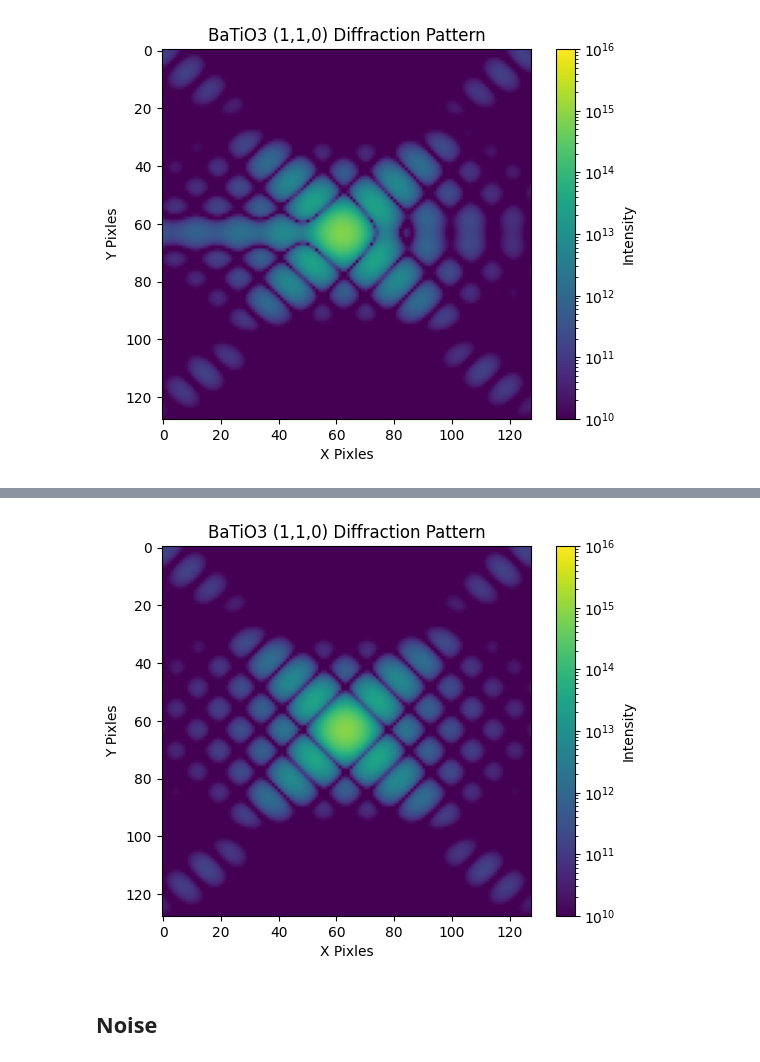
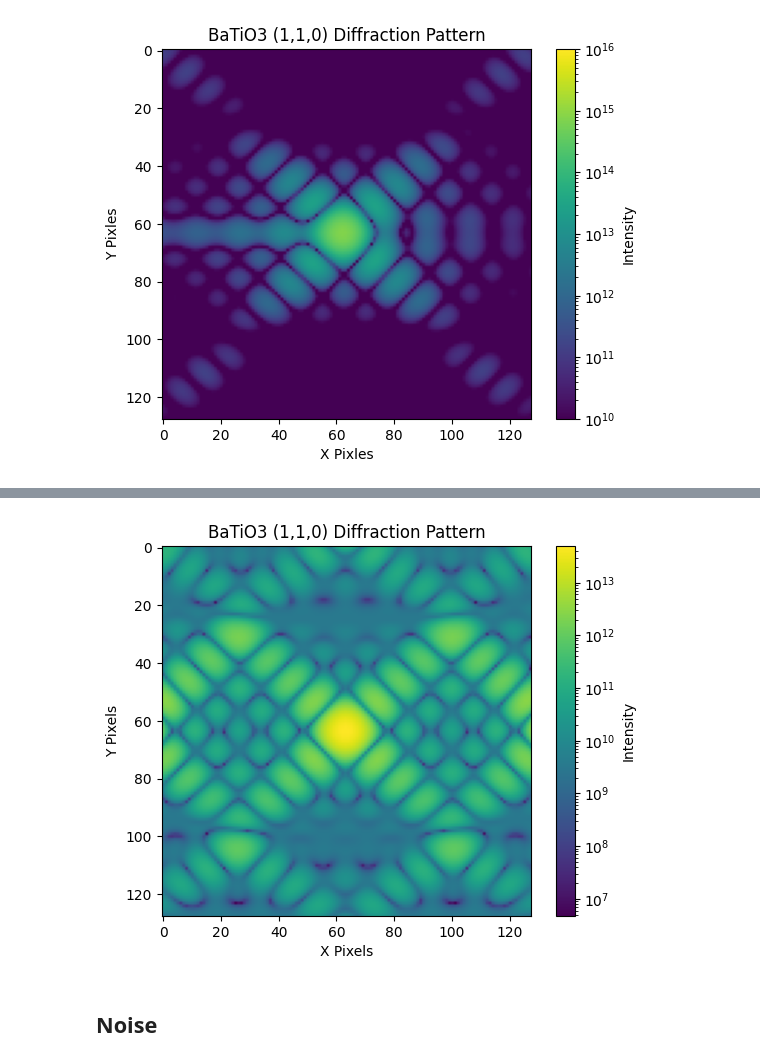
Before and after one commit to ccsommerfield/AI-DINO, a Jupyter notebook: Workflow.ipynb, the cells around one changed output, grey strips where cells are left out. Cells and saved outputs as stored; diff of their text form; code cells hidden in the pictures.

Commit message:
gains and crystal shapes updated

```diff
--- a/Workflow.ipynb
+++ b/Workflow.ipynb
@@ -476,7 +724,7 @@ class Swarmalators(ODE):
         r_m = self.crystal.atom_positions
         n_atoms = r_m.shape[0]
 
-        nx, ny, nz = self.crystal.sample_size
+        nx, ny, nz = self.crystal.crystal_size
         diff = total_diff.view(nx, ny, nz, n_atoms, 4)
         #return(diff[:,:,:,:3])
         '''
@@ -565,7 +813,7 @@ class Dynamic_Motion:
     def solve(self, model, args, d, tf, dt):
         r_m = self.crystal.atom_positions
         n_atoms = r_m.shape[0]
-        nx, ny, nz = self.crystal.sample_size
+        nx, ny, nz = self.crystal.crystal_size
         dx, dy, dz = d
 
         vol = nx//dx * ny//dy * nz//dz
@@ -1038,15 +1622,14 @@ Sample size: 20.0 nm x 20.0 nm x 20.0 nm
 ## R value is coming out suspicoiusly small right now, I think my N might be off
 def get_R(crystal, beta, rotated_structure, wavelength, d_xy):
 
-    crystal.calculate_crystal_properties(rotated_structure)
 
     N = crystal.n_cells
 
-    lattice_vectors = rotated_structure.lattice.matrix
+    lattice_vectors = crystal.lattice_vectors
 
-    a1, a2, a3 = lattice_vectors  # each is a 3-element NumPy array
+    a1_m, a2_m, a3_m = lattice_vectors.cpu()  # each is a 3-element NumPy array
         # this is in hkl
-    a1_m = a1 * 1e-10  # now in meters
+
 
     a_norm = np.linalg.norm(a1_m)
 
@@ -1516,0 +2159,10 @@ plt.show()
+# %%
+l = []
+for i in sizes[0]:
+    d = np.random.randint(2,6)
+    while i % d != 0:
+        d = np.random.randint(2,6)
+    l.append(d)
+d = tuple(l)
+tup = tuple(l)
+print(tup)
@@ -1517,13 +2221,31 @@ plt.show()
 # %%
-plt.imshow(inten_perf.cpu(),norm=colors.LogNorm(vmax = 1e16,vmin = 1e10))
+
+scattering_perf_rad = CoherentScattering(crystal = crystal,
+                                K_i = k_i,
+                                K_f = k_f,
+                                detector = Detector(
+                                    X = 128,
+                                    Y = 128,
+                                    d_xy = 50e-6,
+                                    R = R,
+                                    #R = 0.3946,
+                                    wavelength = wavelength,
+                                    dtype=dtype,
+                                    device=device
+                                ),
+                                dtype=dtype,
+                                device=device)
+inten_perf = scattering_perf_rad.get_intensity(d=(10,10,10), shape_mask = 'circle', r_out = 60,)
+inten_perf = inten_perf[:,:]
+plt.imshow(inten_perf.cpu(),norm=colors.LogNorm())
 plt.xlabel("X Pixels")
 plt.ylabel("Y Pixels")
 plt.title("BaTiO3 (1,1,0) Diffraction Pattern")
 cbar = plt.colorbar()
 cbar.set_label("Intensity")
 plt.show()
 # %% [output]
-[figure, old version]
+[figure, new version]
 # %% [markdown]
 ## Noise
 # %%
```
Also changed, not shown: parts of 31 cells of this notebook.
